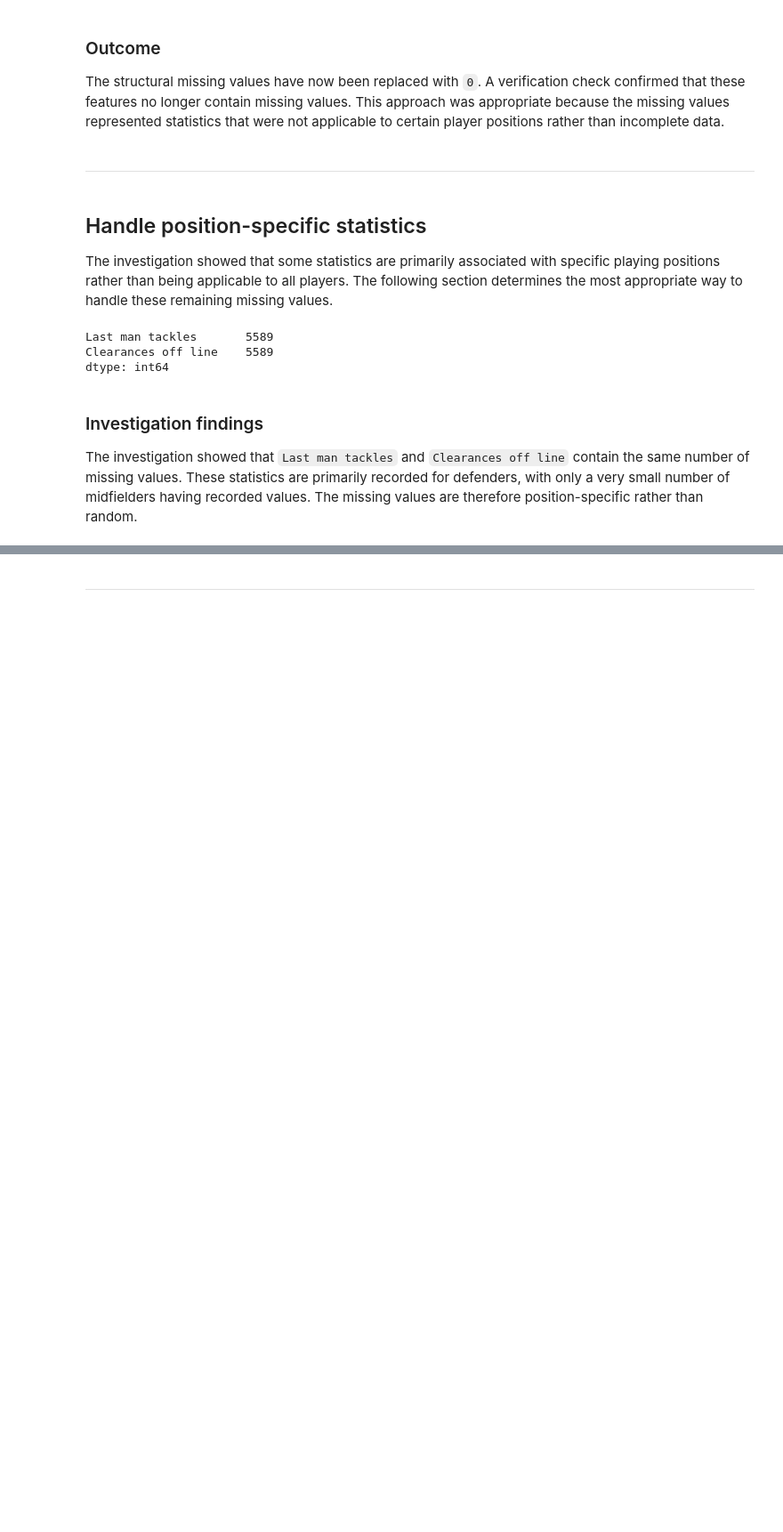
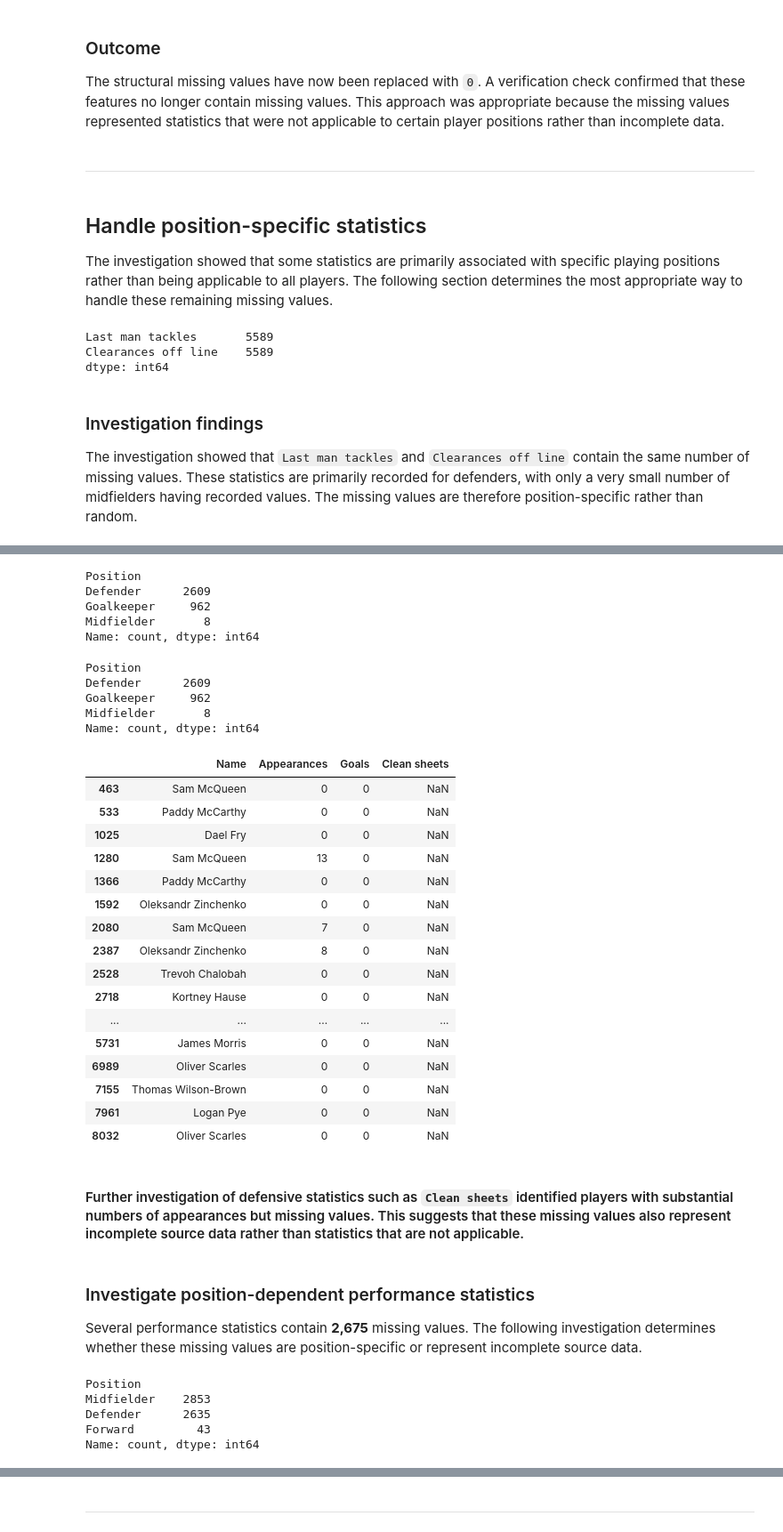
Before and after one commit to garethrogers28/premier-league-predictor, a Jupyter notebook: jupyter_notebooks/02_Data_Cleaning.ipynb, the cells around one changed output, grey strips where cells are left out. Shown at 89% size. Drawn from its saved outputs; the diff is of its cells as text; code cells hidden in the pictures; blank space fills up the shorter version.

Commit message:
Complete missing value investigation and handling

```diff
--- a/jupyter_notebooks/02_Data_Cleaning.ipynb
+++ b/jupyter_notebooks/02_Data_Cleaning.ipynb
@@ -435,0 +483,54 @@ The investigation showed that `Last man tackles` and `Clearances off line` conta
+# %%
+df.loc[df["Clean sheets"].notna(), "Position"].value_counts()
+# %% [output]
+Position
+Defender      2609
+Goalkeeper     962
+Midfielder       8
+Name: count, dtype: int64
+# %%
+df.loc[df["Goals conceded"].notna(), "Position"].value_counts()
+# %% [output]
+Position
+Defender      2609
+Goalkeeper     962
+Midfielder       8
+Name: count, dtype: int64
+# %%
+df.loc[
+    (df["Position"] == "Defender") &
+    (df["Clean sheets"].isna()),
+    ["Name", "Appearances", "Goals", "Clean sheets"]
+]
+# %% [output]
+|  | Name | Appearances | Goals | Clean sheets |
+| 463 | Sam McQueen | 0 | 0 | NaN |
+| 533 | Paddy McCarthy | 0 | 0 | NaN |
+| 1025 | Dael Fry | 0 | 0 | NaN |
+| 1280 | Sam McQueen | 13 | 0 | NaN |
+| 1366 | Paddy McCarthy | 0 | 0 | NaN |
+| 1592 | Oleksandr Zinchenko | 0 | 0 | NaN |
+| 2080 | Sam McQueen | 7 | 0 | NaN |
+| 2387 | Oleksandr Zinchenko | 8 | 0 | NaN |
+| 2528 | Trevoh Chalobah | 0 | 0 | NaN |
+| 2718 | Kortney Hause | 0 | 0 | NaN |
+| ... | ... | ... | ... | ... |
+| 5731 | James Morris | 0 | 0 | NaN |
+| 6989 | Oliver Scarles | 0 | 0 | NaN |
+| 7155 | Thomas Wilson-Brown | 0 | 0 | NaN |
+| 7961 | Logan Pye | 0 | 0 | NaN |
+| 8032 | Oliver Scarles | 0 | 0 | NaN |
+# %% [markdown]
+#### Further investigation of defensive statistics such as `Clean sheets` identified players with substantial numbers of appearances but missing values. This suggests that these missing values also represent incomplete source data rather than statistics that are not applicable.
+# %% [markdown]
+### Investigate position-dependent performance statistics
+
+Several performance statistics contain **2,675** missing values. The following investigation determines whether these missing values are position-specific or represent incomplete source data.
+# %%
+df.loc[df["Duels won"].notna(), "Position"].value_counts()
+# %% [output]
+Position
+Midfielder    2853
+Defender      2635
+Forward         43
+Name: count, dtype: int64
```
Also changed, not shown: parts of 9 cells of this notebook.
